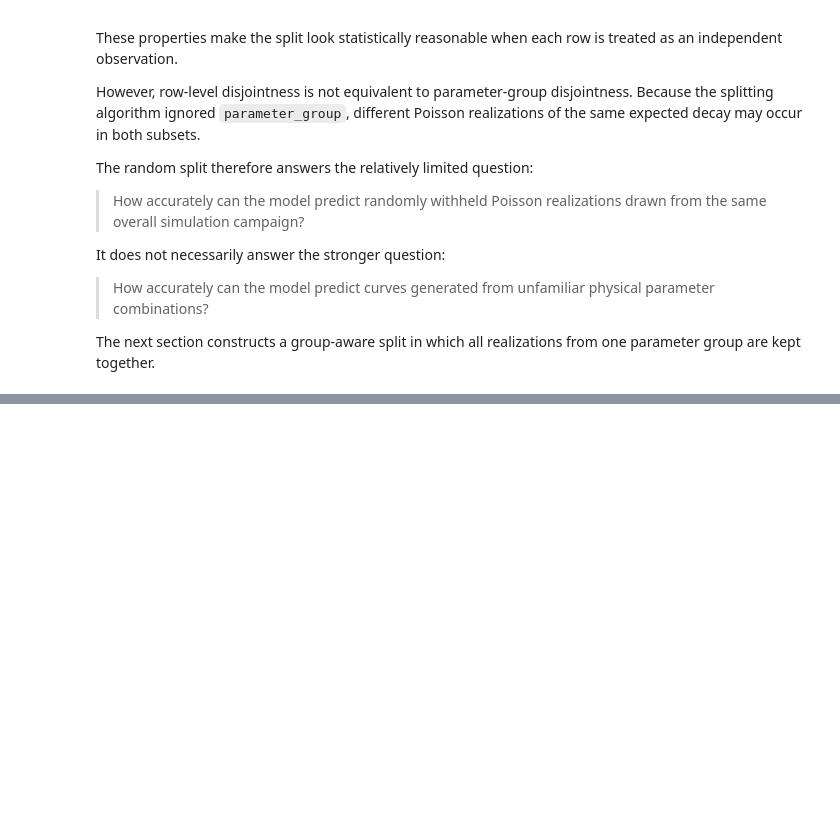
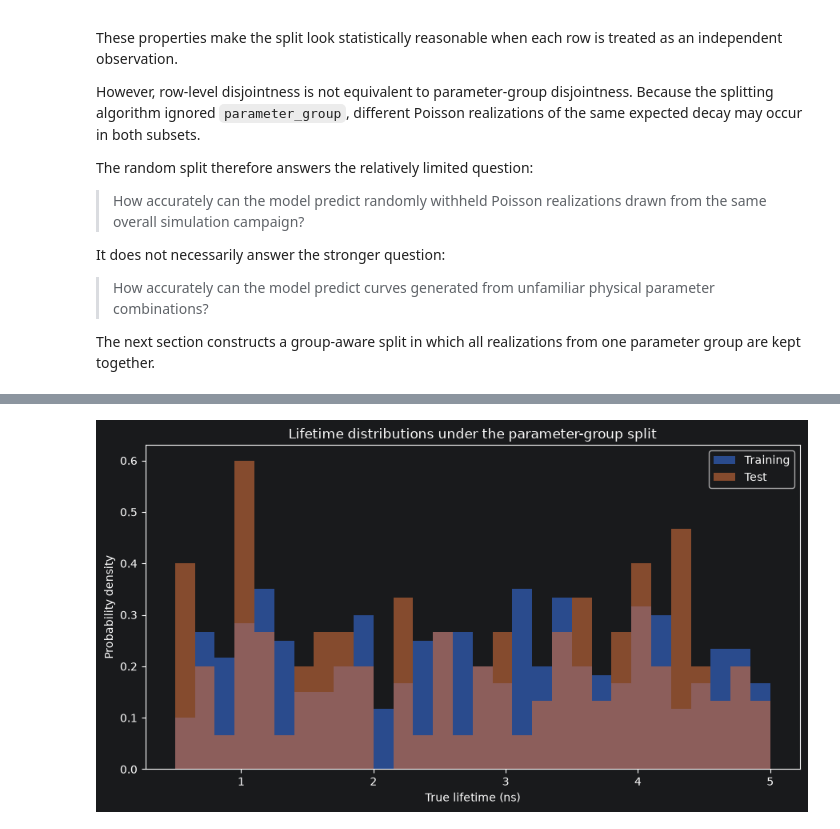
Before and after one commit to moryev/tcspc-lifetime-toolkit, a Jupyter notebook: notebooks/05_data_leakage_and_grouped_evaluation.ipynb, the cells around one changed output, grey strips where cells are left out. Saved outputs shown, nothing was run; the diff lists cells and outputs as text; code cells hidden in the pictures; blank space fills up the shorter version.

Commit message:
amend notebook 05: add parameter-group split

```diff
--- a/notebooks/05_data_leakage_and_grouped_evaluation.ipynb
+++ b/notebooks/05_data_leakage_and_grouped_evaluation.ipynb
@@ -896,0 +987,9 @@ The next section constructs a group-aware split in which all realizations from o
+# %%
+X_train_grouped = X[grouped_train_indices]
+X_test_grouped = X[grouped_test_indices]
+
+y_train_grouped = y[grouped_train_indices]
+y_test_grouped = y[grouped_test_indices]
+
+groups_train_grouped = groups[grouped_train_indices]
+groups_test_grouped = groups[grouped_test_indices]
@@ -896,0 +1258,29 @@ The next section constructs a group-aware split in which all realizations from o
+# %%
+plt.figure(figsize=(9, 5))
+
+plt.hist(
+    y_train_grouped,
+    bins=lifetime_bin_edges,
+    density=True,
+    alpha=0.6,
+    label="Training",
+)
+
+plt.hist(
+    y_test_grouped,
+    bins=lifetime_bin_edges,
+    density=True,
+    alpha=0.6,
+    label="Test",
+)
+
+plt.xlabel("True lifetime (ns)")
+plt.ylabel("Probability density")
+plt.title(
+    "Lifetime distributions under the parameter-group split"
+)
+plt.legend()
+plt.tight_layout()
+plt.show()
+# %% [output]
+[figure, added]
```
Also changed, not shown: parts of 27 cells of this notebook.
